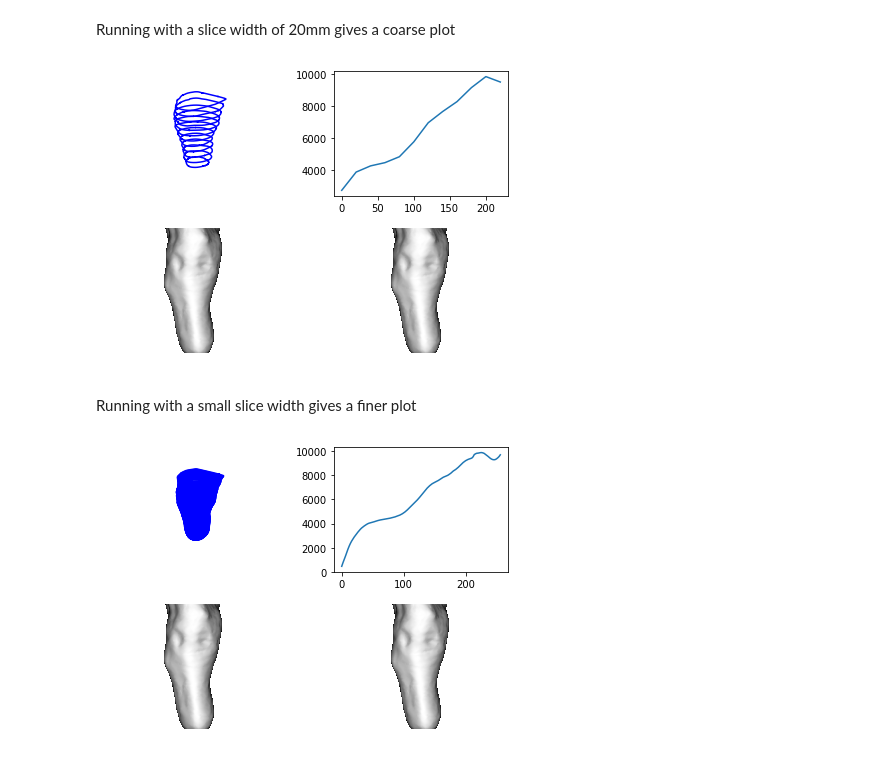
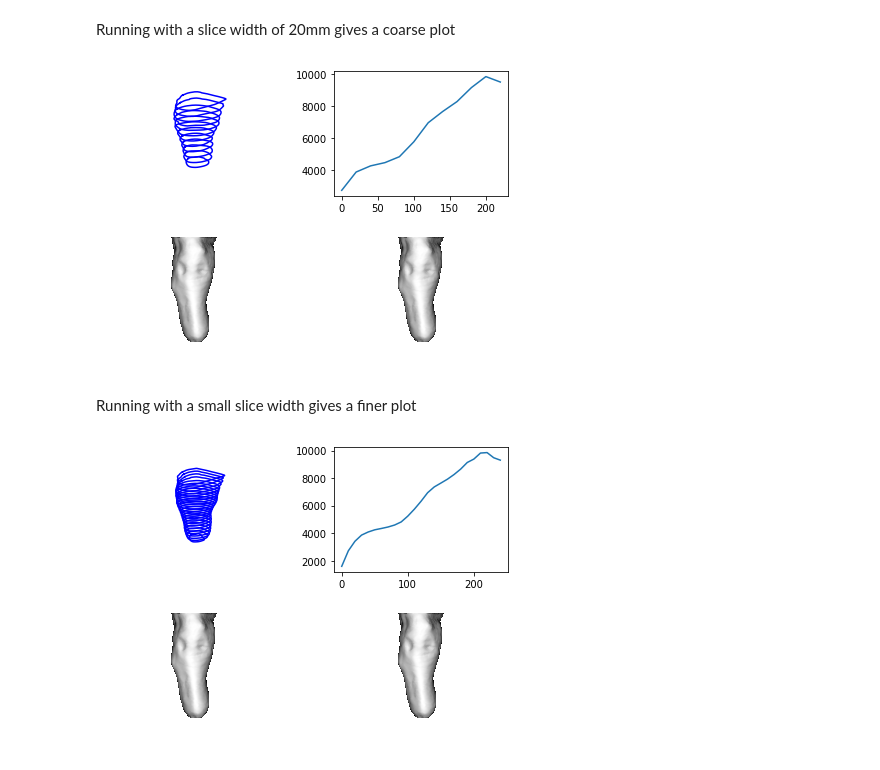
Before and after one commit to abel-research/ampscan, a Jupyter notebook: docs/examples/WorkFlow3-AnalyseAmpObject.ipynb, the cells around one changed output. Saved outputs shown, nothing was run; the diff lists cells and outputs as text; code cells hidden in the pictures.

Commit message:
Updating analyse jupiter notebook

```diff
--- a/docs/examples/WorkFlow3-AnalyseAmpObject.ipynb
+++ b/docs/examples/WorkFlow3-AnalyseAmpObject.ipynb
@@ -3,19 +3,17 @@
 # %% [markdown]
 This example generates how automated analysis can be performed on the AmpObject
 # %%
-import warnings
-warnings.filterwarnings('ignore')
-from AmpScan import AmpObject
-Amp = AmpObject("stl_file.stl")
+from AmpScan import AmpObject, analyse
+amp = AmpObject("stl_file.stl")
 # %% [markdown]
 Running with a slice width of 20mm gives a coarse plot
 # %%
-fig, ax = Amp.plot_slices(slWidth=20)
+fig, ax = analyse.plot_slices(amp, slWidth=25)
 # %% [output]
-[figure, old version]
+[figure, new version]
 # %% [markdown]
 Running with a small slice width gives a finer plot
 # %%
-fig, ax = Amp.plot_slices(slWidth=2)
+fig, ax = analyse.plot_slices(amp, slWidth=10)
 # %% [output]
-[figure, old version]
+[figure, new version]
```
Also changed, not shown: 1 other file.
